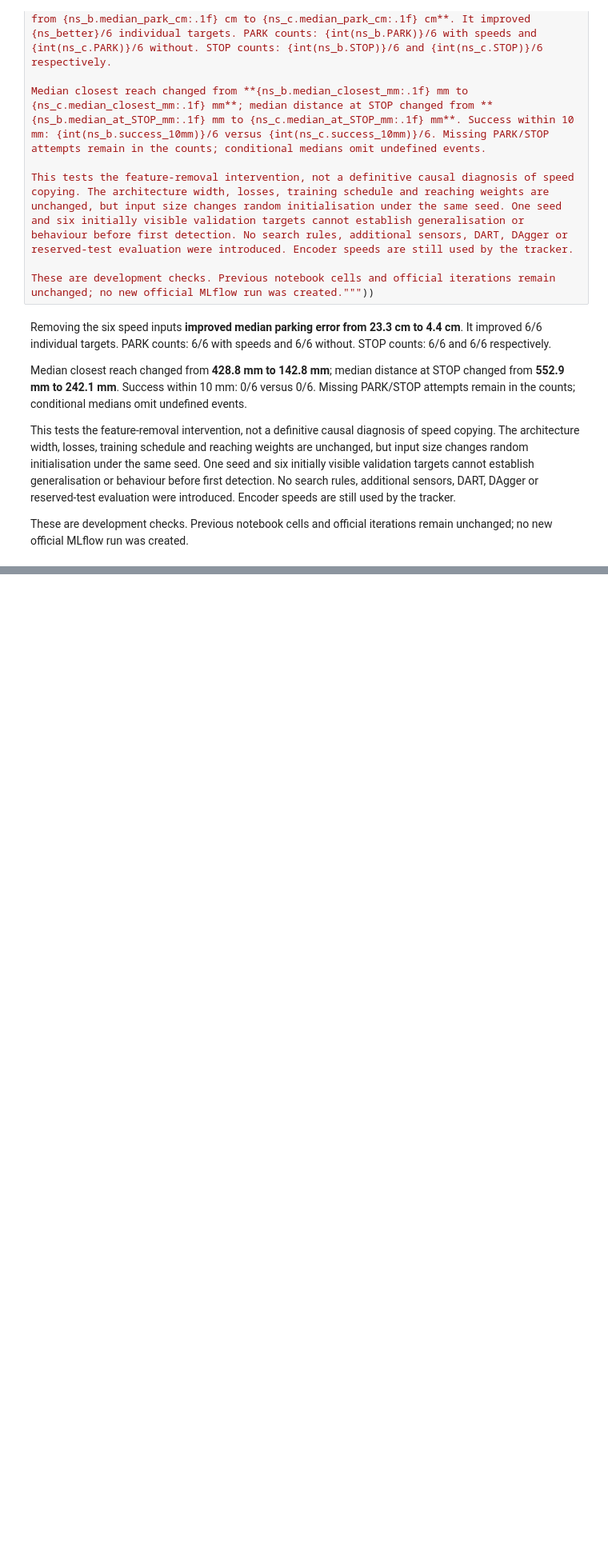
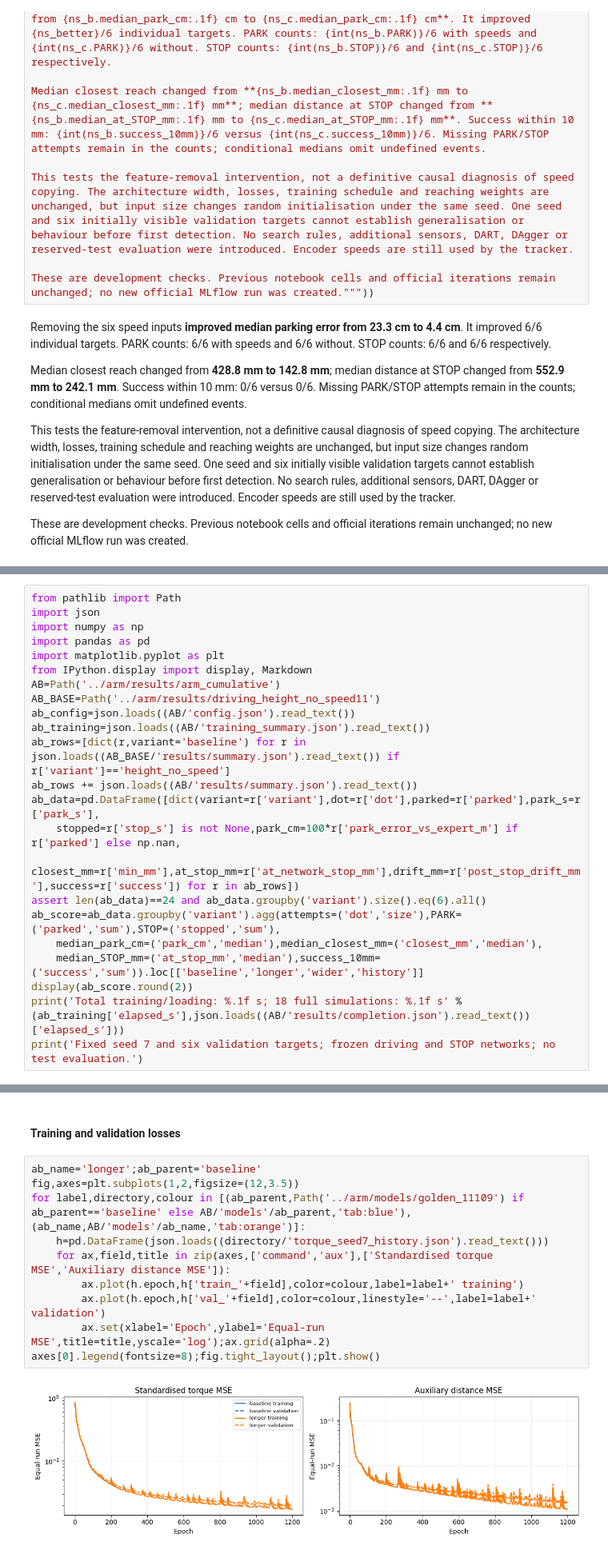
Before and after one commit to NatMota/mlai-vnc, a Jupyter notebook: v2_sensors/driving_v2/golden_dataset.ipynb, the cells around one changed output, grey strips where cells are left out. Shown at 80% size. Saved outputs shown, nothing was run; the diff lists cells and outputs as text; blank space fills up the shorter version.

Commit message:
Compare cumulative arm changes on six validation targets

```diff
--- a/v2_sensors/driving_v2/golden_dataset.ipynb
+++ b/v2_sensors/driving_v2/golden_dataset.ipynb
@@ -671,0 +688,23 @@ These are development checks. Previous notebook cells and official iterations re
+# %%
+from pathlib import Path
+import json
+import numpy as np
+import pandas as pd
+import matplotlib.pyplot as plt
+from IPython.display import display, Markdown
+AB=Path('../arm/results/arm_cumulative')
+AB_BASE=Path('../arm/results/driving_height_no_speed11')
+ab_config=json.loads((AB/'config.json').read_text())
+ab_training=json.loads((AB/'training_summary.json').read_text())
+ab_rows=[dict(r,variant='baseline') for r in json.loads((AB_BASE/'results/summary.json').read_text()) if r['variant']=='height_no_speed']
+ab_rows += json.loads((AB/'results/summary.json').read_text())
+ab_data=pd.DataFrame([dict(variant=r['variant'],dot=r['dot'],parked=r['parked'],park_s=r['park_s'],
+    stopped=r['stop_s'] is not None,park_cm=100*r['park_error_vs_expert_m'] if r['parked'] else np.nan,
+    closest_mm=r['min_mm'],at_stop_mm=r['at_network_stop_mm'],drift_mm=r['post_stop_drift_mm'],success=r['success']) for r in ab_rows])
+assert len(ab_data)==24 and ab_data.groupby('variant').size().eq(6).all()
+ab_score=ab_data.groupby('variant').agg(attempts=('dot','size'),PARK=('parked','sum'),STOP=('stopped','sum'),
+    median_park_cm=('park_cm','median'),median_closest_mm=('closest_mm','median'),
+    median_STOP_mm=('at_stop_mm','median'),success_10mm=('success','sum')).loc[['baseline','longer','wider','history']]
+display(ab_score.round(2))
+print('Total training/loading: %.1f s; 18 full simulations: %.1f s' % (ab_training['elapsed_s'],json.loads((AB/'results/completion.json').read_text())['elapsed_s']))
+print('Fixed seed 7 and six validation targets; frozen driving and STOP networks; no test evaluation.')
@@ -671,0 +735,14 @@ These are development checks. Previous notebook cells and official iterations re
+# %% [markdown]
+#### Training and validation losses
+# %%
+ab_name='longer';ab_parent='baseline'
+fig,axes=plt.subplots(1,2,figsize=(12,3.5))
+for label,directory,colour in [(ab_parent,Path('../arm/models/golden_11109') if ab_parent=='baseline' else AB/'models'/ab_parent,'tab:blue'),(ab_name,AB/'models'/ab_name,'tab:orange')]:
+    h=pd.DataFrame(json.loads((directory/'torque_seed7_history.json').read_text()))
+    for ax,field,title in zip(axes,['command','aux'],['Standardised torque MSE','Auxiliary distance MSE']):
+        ax.plot(h.epoch,h['train_'+field],color=colour,label=label+' training')
+        ax.plot(h.epoch,h['val_'+field],color=colour,linestyle='--',label=label+' validation')
+        ax.set(xlabel='Epoch',ylabel='Equal-run MSE',title=title,yscale='log');ax.grid(alpha=.2)
+axes[0].legend(fontsize=8);fig.tight_layout();plt.show()
+# %% [output]
+[figure, added]
```
Also changed, not shown: parts of 31 cells of this notebook, 52 other files.
